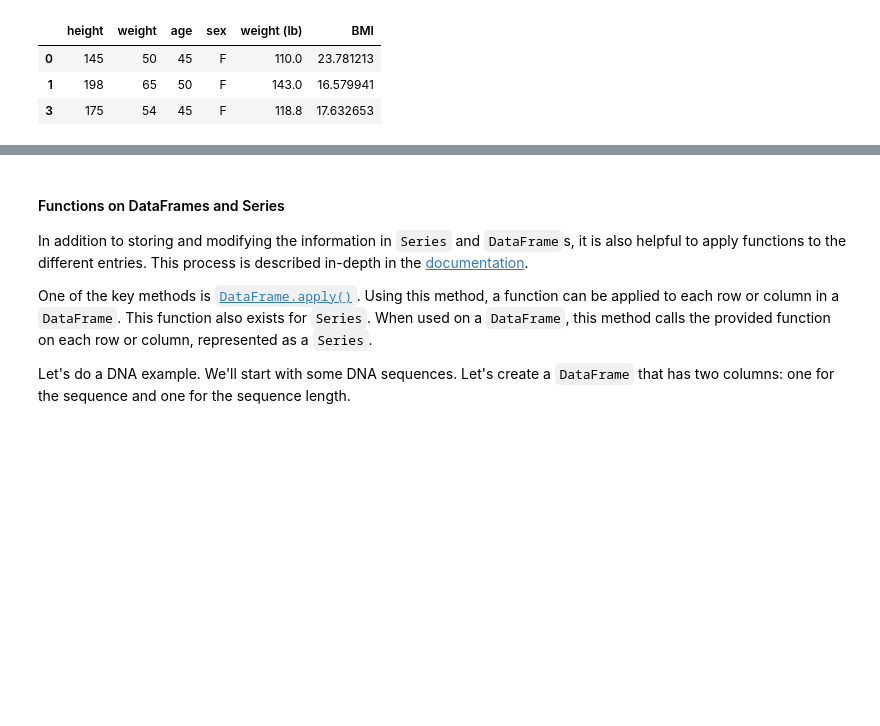
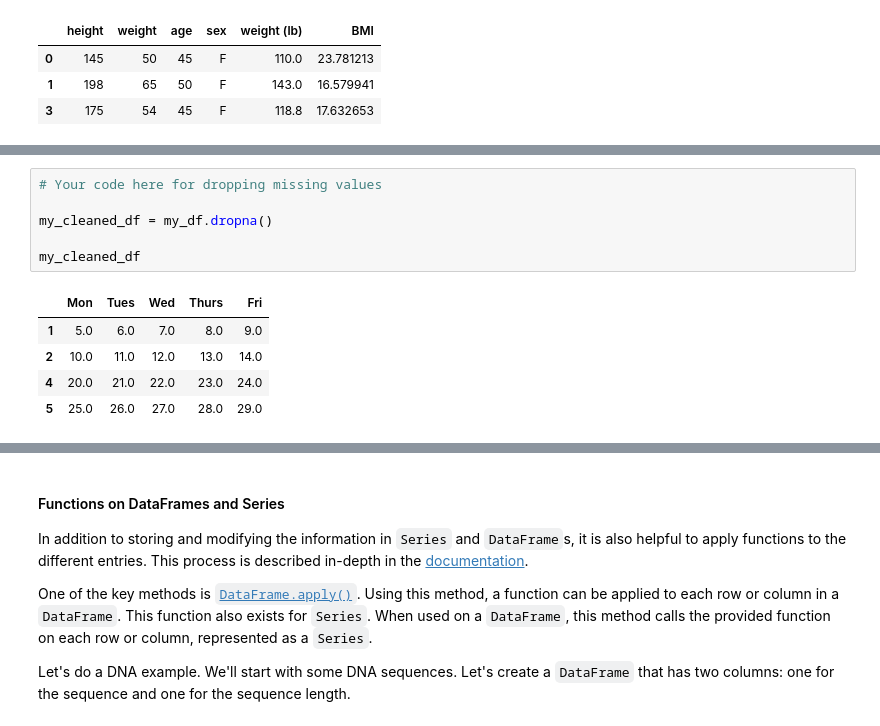
Before and after one commit to QLS-MiCM/DataProcessingInPython, a Jupyter notebook: Exercises/solutions/DataProcessingPython.ipynb, the cells around one changed output, grey strips where cells are left out. Saved outputs shown, nothing was run; the diff lists cells and outputs as text; blank space fills up the shorter version.

```diff
--- a/Exercises/solutions/DataProcessingPython.ipynb
+++ b/Exercises/solutions/DataProcessingPython.ipynb
@@ -2380,0 +2445,12 @@ Boolean indexing is covered in much more depth in the pandas [documentation](htt
+# %%
+# Your code here for dropping missing values
+
+my_cleaned_df = my_df.dropna()
+
+my_cleaned_df
+# %% [output]
+|  | Mon | Tues | Wed | Thurs | Fri |
+| 1 | 5.0 | 6.0 | 7.0 | 8.0 | 9.0 |
+| 2 | 10.0 | 11.0 | 12.0 | 13.0 | 14.0 |
+| 4 | 20.0 | 21.0 | 22.0 | 23.0 | 24.0 |
+| 5 | 25.0 | 26.0 | 27.0 | 28.0 | 29.0 |
```
Also changed, not shown: parts of 15 cells of this notebook, 1 other file.
